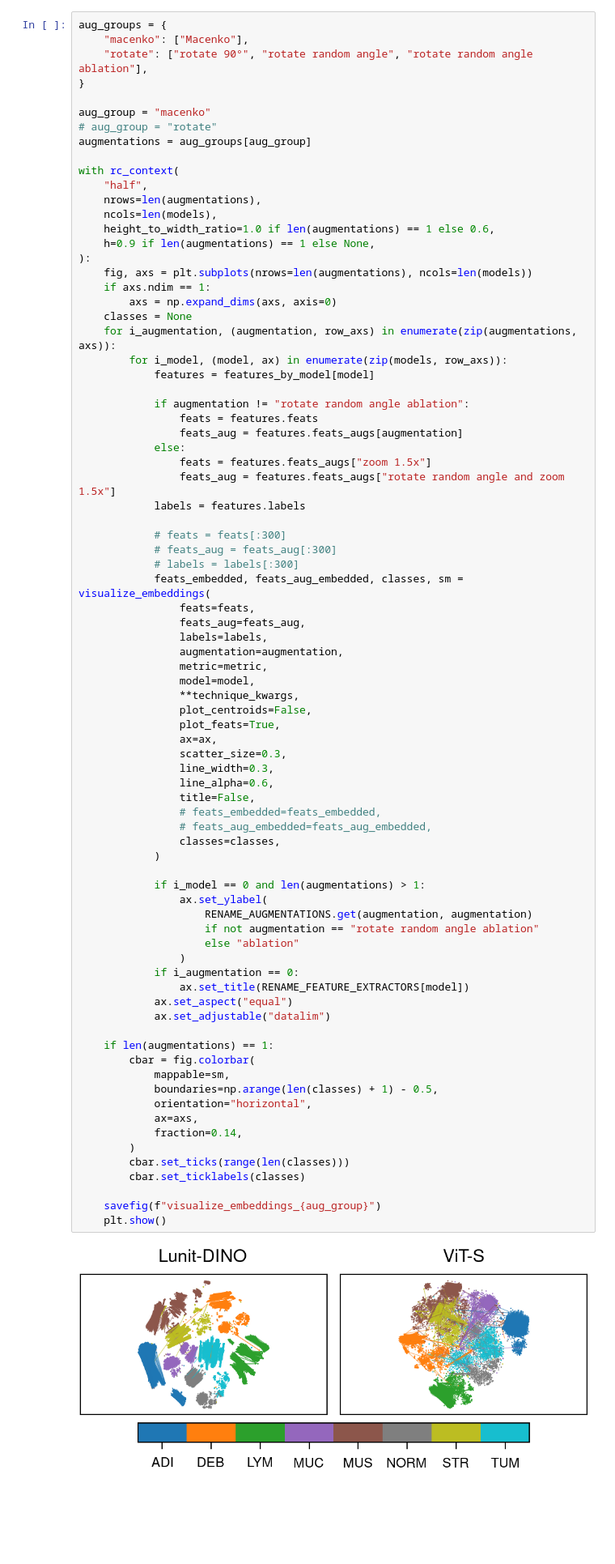
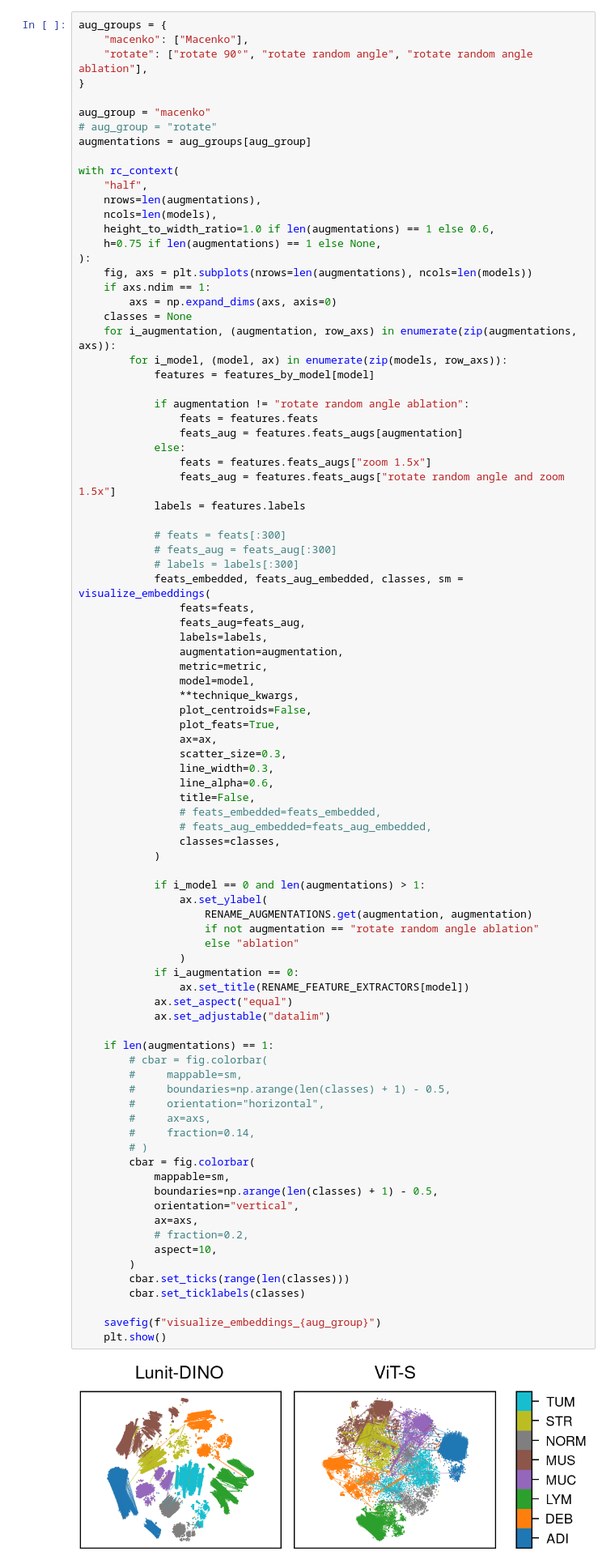
Before and after one commit to georg-wolflein/good-features, a Jupyter notebook: notebooks/visualize_embeddings.ipynb, the cells around one changed output. Shown at 81% size. Cells and saved outputs as stored; diff of their text form; blank space fills up the shorter version.

Commit message:
Tables and figures

```diff
--- a/notebooks/visualize_embeddings.ipynb
+++ b/notebooks/visualize_embeddings.ipynb
@@ -280,7 +280,7 @@ with rc_context(
     nrows=len(augmentations),
     ncols=len(models),
     height_to_width_ratio=1.0 if len(augmentations) == 1 else 0.6,
-    h=0.9 if len(augmentations) == 1 else None,
+    h=0.75 if len(augmentations) == 1 else None,
 ):
     fig, axs = plt.subplots(nrows=len(augmentations), ncols=len(models))
     if axs.ndim == 1:
@@ -317,33 +317,41 @@ with rc_context(
                 line_alpha=0.6,
                 title=False,
                 # feats_embedded=feats_embedded,
                 # feats_aug_embedded=feats_aug_embedded,
                 classes=classes,
             )
 
             if i_model == 0 and len(augmentations) > 1:
                 ax.set_ylabel(
                     RENAME_AUGMENTATIONS.get(augmentation, augmentation)
                     if not augmentation == "rotate random angle ablation"
                     else "ablation"
                 )
             if i_augmentation == 0:
                 ax.set_title(RENAME_FEATURE_EXTRACTORS[model])
             ax.set_aspect("equal")
             ax.set_adjustable("datalim")
 
     if len(augmentations) == 1:
+        # cbar = fig.colorbar(
+        #     mappable=sm,
+        #     boundaries=np.arange(len(classes) + 1) - 0.5,
+        #     orientation="horizontal",
+        #     ax=axs,
+        #     fraction=0.14,
+        # )
         cbar = fig.colorbar(
             mappable=sm,
             boundaries=np.arange(len(classes) + 1) - 0.5,
-            orientation="horizontal",
+            orientation="vertical",
             ax=axs,
-            fraction=0.14,
+            # fraction=0.2,
+            aspect=10,
         )
         cbar.set_ticks(range(len(classes)))
         cbar.set_ticklabels(classes)
 
     savefig(f"visualize_embeddings_{aug_group}")
     plt.show()
 # %% [output]
-[figure, old version]
+[figure, new version]
```
Also changed, not shown: parts of 1 cell of this notebook, 41 other files.
